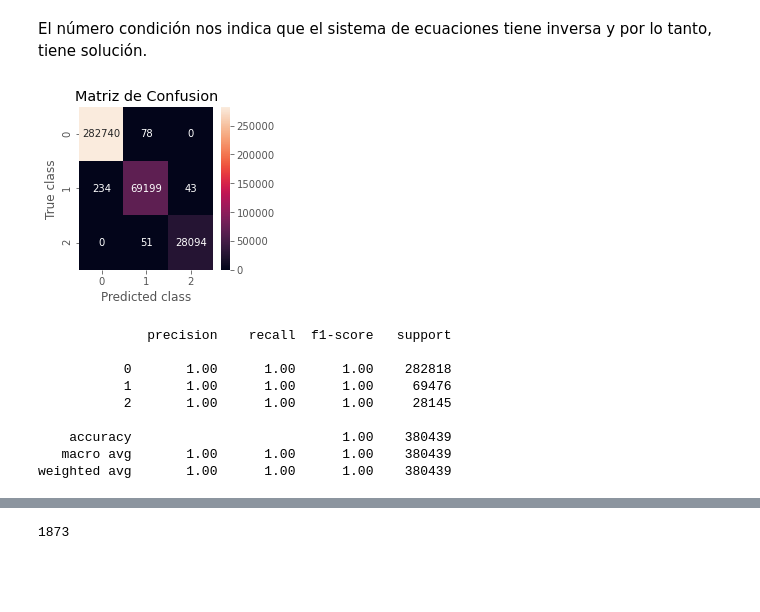
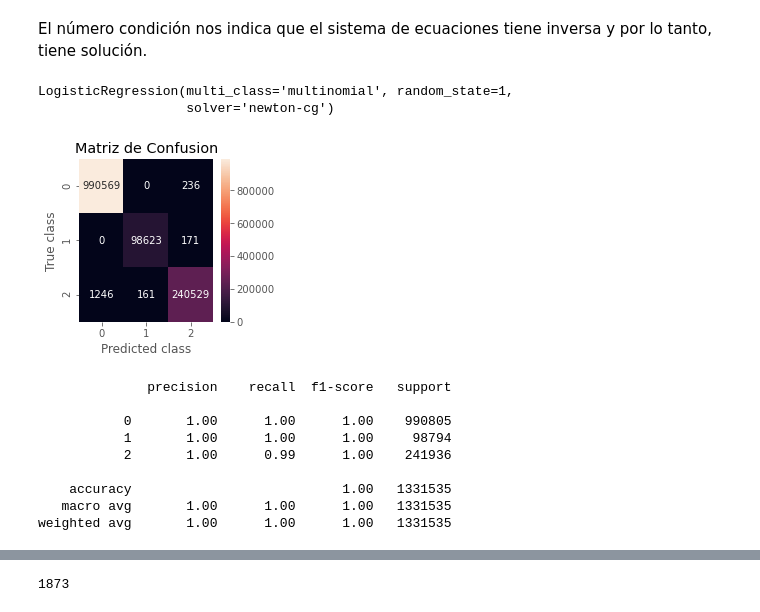
Before and after one commit to cabymetal/proyecto_integrador, a Jupyter notebook: PredicccionToxicidad.ipynb, the cells around one changed output, grey strips where cells are left out. Drawn from its saved outputs; the diff is of its cells as text; code cells hidden in the pictures; blank space fills up the shorter version.

```diff
--- a/PredicccionToxicidad.ipynb
+++ b/PredicccionToxicidad.ipynb
@@ -399,20 +406,23 @@ np.linalg.cond(matriz)
 # %% [markdown]
 El número condición nos indica que el sistema de ecuaciones tiene inversa y por lo tanto, tiene solución.
 # %%
-LRmodel = LogisticRegression(C=1.0,penalty='l2',random_state=1,solver="newton-cg")
-LRmodel.fit(X_train, y_train)
-
-pred_yLR = LRmodel.predict(X_test)
-
-mostrar_resultados(y_test, pred_yLR)
+LRmodel = LogisticRegression(C=1.0,penalty='l2',random_state=1,solver="newton-cg",multi_class="multinomial")
+resultLRmodel = LRmodel.fit(X_train, y_train)
+resultLRmodel
 # %% [output]
-[figure, removed]
-              precision    recall  f1-score   support
-
-           0       1.00      1.00      1.00    282818
-           1       1.00      1.00      1.00     69476
-           2       1.00      1.00      1.00     28145
-
-    accuracy                           1.00    380439
-   macro avg       1.00      1.00      1.00    380439
-weighted avg       1.00      1.00      1.00    380439
+LogisticRegression(multi_class='multinomial', random_state=1,
+                   solver='newton-cg')
+# %%
+pred_yLRtrain = LRmodel.predict(X_train)
+mostrar_resultados(y_train, pred_yLRtrain)
+# %% [output]
+[figure, added]
+              precision    recall  f1-score   support
+
+           0       1.00      1.00      1.00    990805
+           1       1.00      1.00      1.00     98794
+           2       1.00      0.99      1.00    241936
+
+    accuracy                           1.00   1331535
+   macro avg       1.00      1.00      1.00   1331535
+weighted avg       1.00      1.00      1.00   1331535
```
Also changed, not shown: parts of 28 cells of this notebook.
